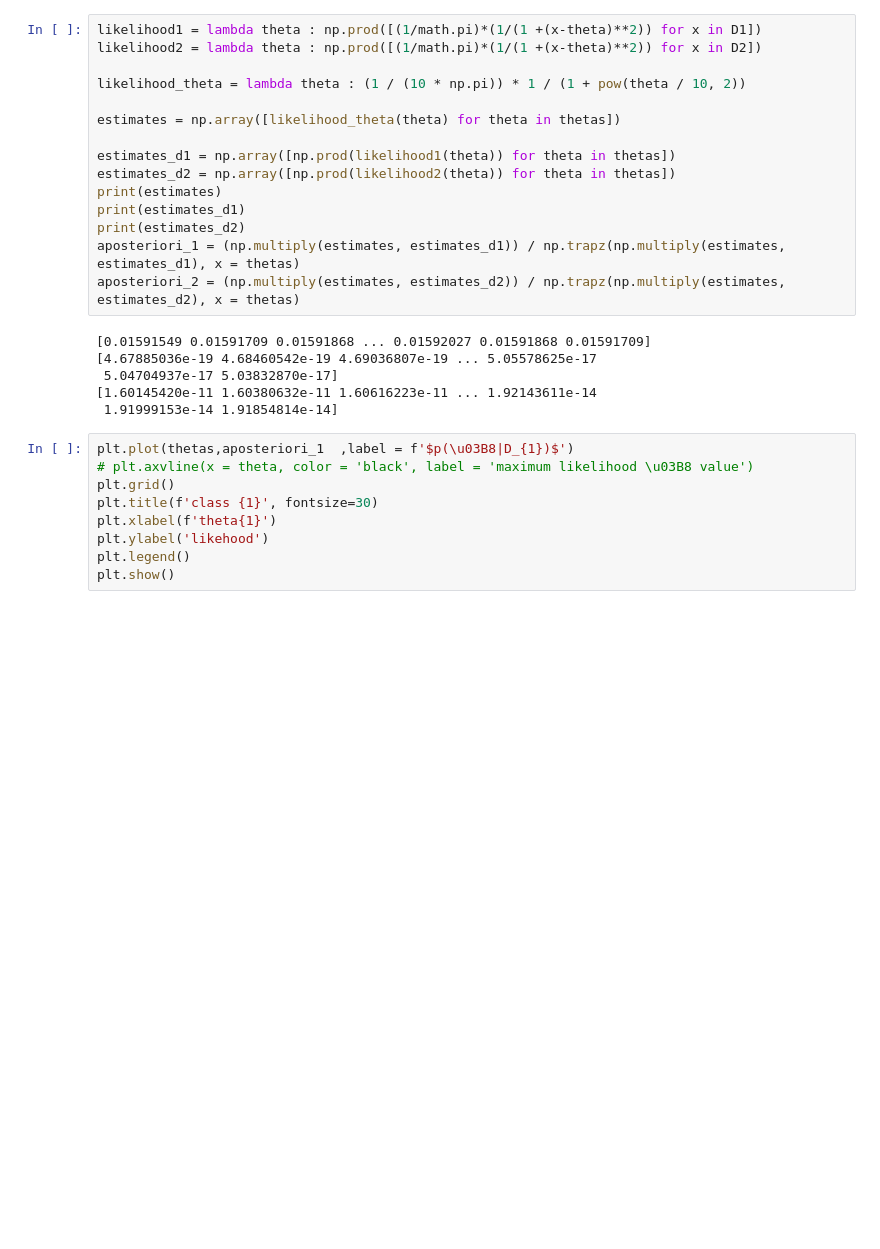
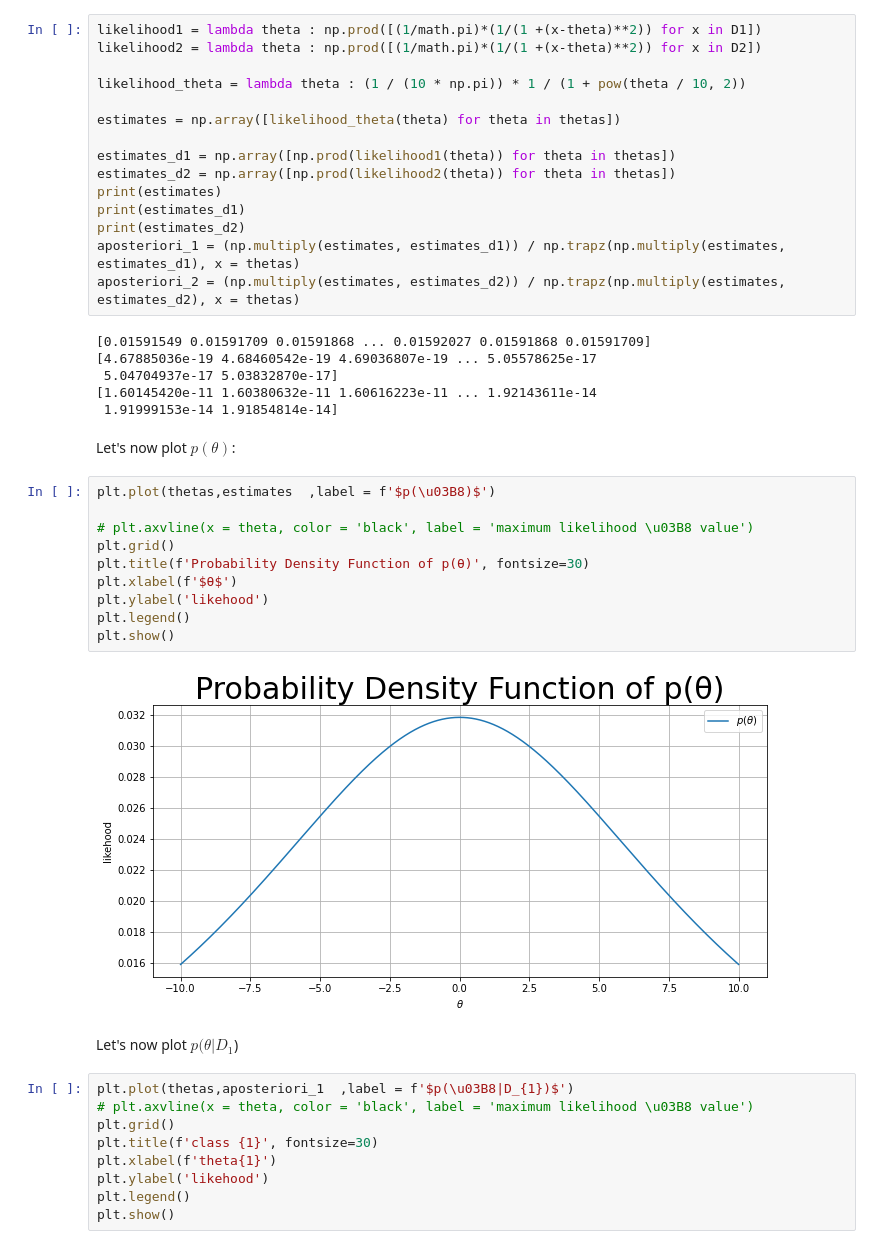
Before and after one commit to Sourland/pattern-recognision, a Jupyter notebook: parameterEstimation.ipynb, the cells around one changed output. Drawn from its saved outputs; the diff is of its cells as text; blank space fills up the shorter version.

```diff
--- a/parameterEstimation.ipynb
+++ b/parameterEstimation.ipynb
@@ -125,6 +127,22 @@ aposteriori_2 = (np.multiply(estimates, estimates_d2)) / np.trapz(np.multiply(es
  5.04704937e-17 5.03832870e-17]
 [1.60145420e-11 1.60380632e-11 1.60616223e-11 ... 1.92143611e-14
  1.91999153e-14 1.91854814e-14]
+# %% [markdown]
+Let's now plot $p(θ)$:
+# %%
+plt.plot(thetas,estimates  ,label = f'$p(\u03B8)$')
+
+# plt.axvline(x = theta, color = 'black', label = 'maximum likelihood \u03B8 value')
+plt.grid()
+plt.title(f'Probability Density Function of p(θ)', fontsize=30)
+plt.xlabel(f'$θ$')
+plt.ylabel('likehood')
+plt.legend()
+plt.show()
+# %% [output]
+[figure, added]
+# %% [markdown]
+Let's now plot $p(θ|D_1$)
 # %%
 plt.plot(thetas,aposteriori_1  ,label = f'$p(\u03B8|D_{1})$')
 # plt.axvline(x = theta, color = 'black', label = 'maximum likelihood \u03B8 value')
```
Also changed, not shown: parts of 7 cells of this notebook.
